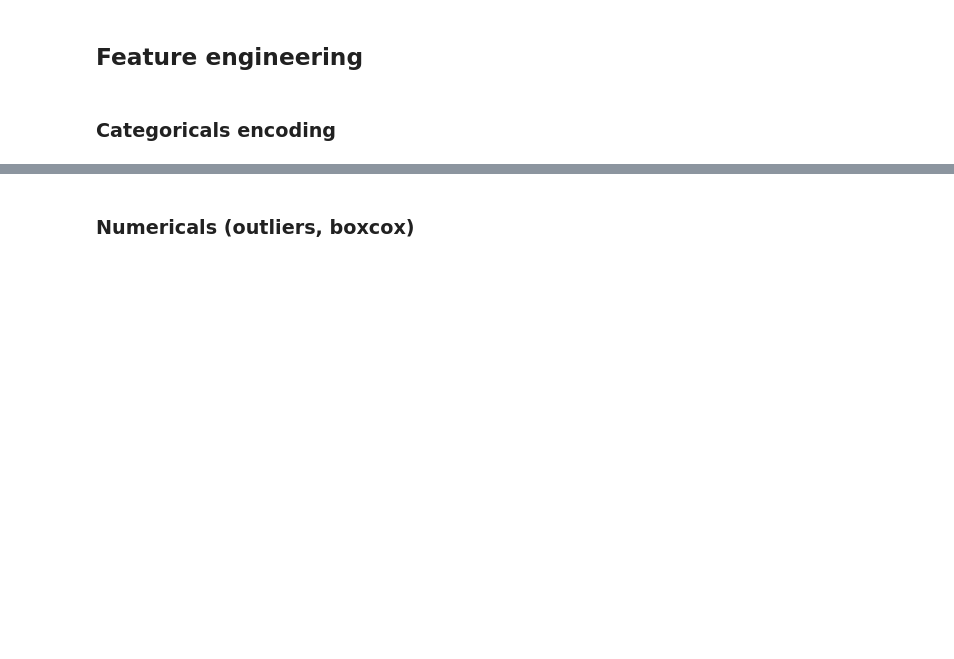
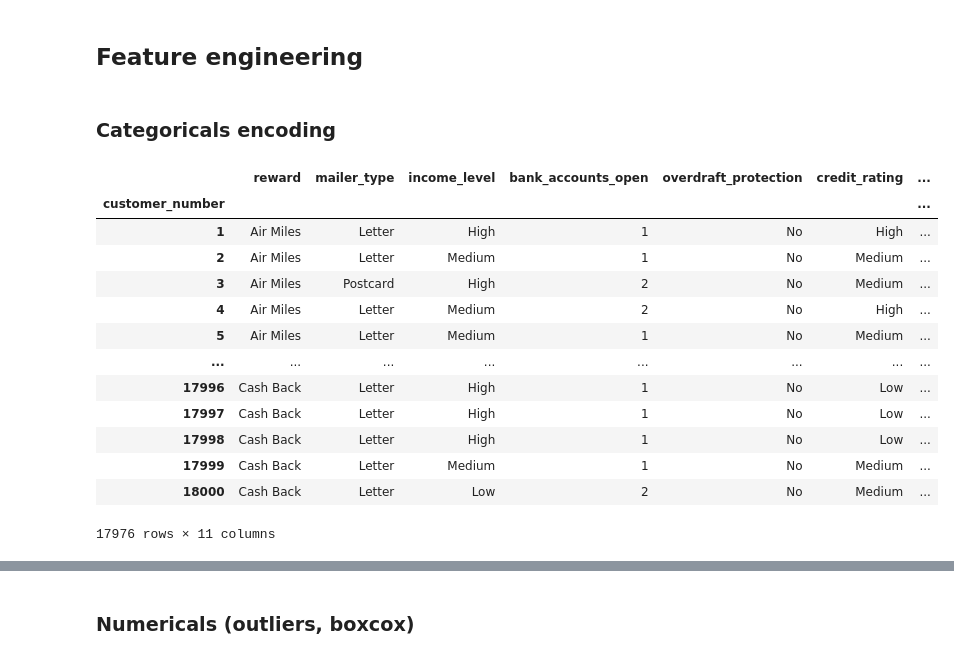
Before and after one commit to silviagonzalez98/Mid-Bootcamp-Project-Classification, a Jupyter notebook: project/python-work.ipynb, the cells around one changed output, grey strips where cells are left out. Saved outputs shown, nothing was run; the diff lists cells and outputs as text; code cells hidden in the pictures; blank space fills up the shorter version.

```diff
--- a/project/python-work.ipynb
+++ b/project/python-work.ipynb
@@ -193,0 +269,2 @@ plt.show()
+# %%
+data = data.drop(['q1_balance','q2_balance','q3_balance'],axis=1)
@@ -245,0 +318,17 @@ y_enc = pd.get_dummies(y, drop_first=True)
+# %%
+X
+# %% [output]
+|  | reward | mailer_type | income_level | bank_accounts_open | overdraft_protection | credit_rating | ... |
+| customer_number |  |  |  |  |  |  | ... |
+| 1 | Air Miles | Letter | High | 1 | No | High | ... |
+| 2 | Air Miles | Letter | Medium | 1 | No | Medium | ... |
+| 3 | Air Miles | Postcard | High | 2 | No | Medium | ... |
+| 4 | Air Miles | Letter | Medium | 2 | No | High | ... |
+| 5 | Air Miles | Letter | Medium | 1 | No | Medium | ... |
+| ... | ... | ... | ... | ... | ... | ... | ... |
+| 17996 | Cash Back | Letter | High | 1 | No | Low | ... |
+| 17997 | Cash Back | Letter | High | 1 | No | Low | ... |
+| 17998 | Cash Back | Letter | High | 1 | No | Low | ... |
+| 17999 | Cash Back | Letter | Medium | 1 | No | Medium | ... |
+| 18000 | Cash Back | Letter | Low | 2 | No | Medium | ... |
+17976 rows × 11 columns
```
Also changed, not shown: parts of 44 cells of this notebook.
